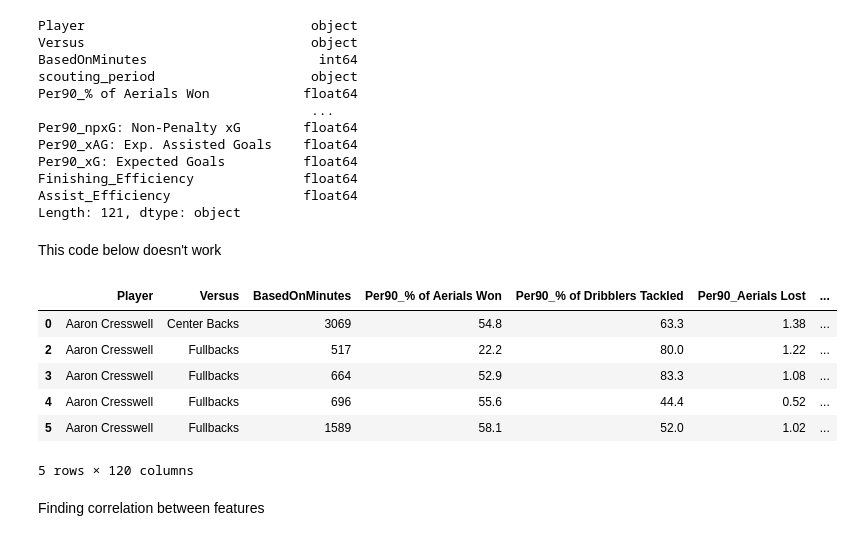
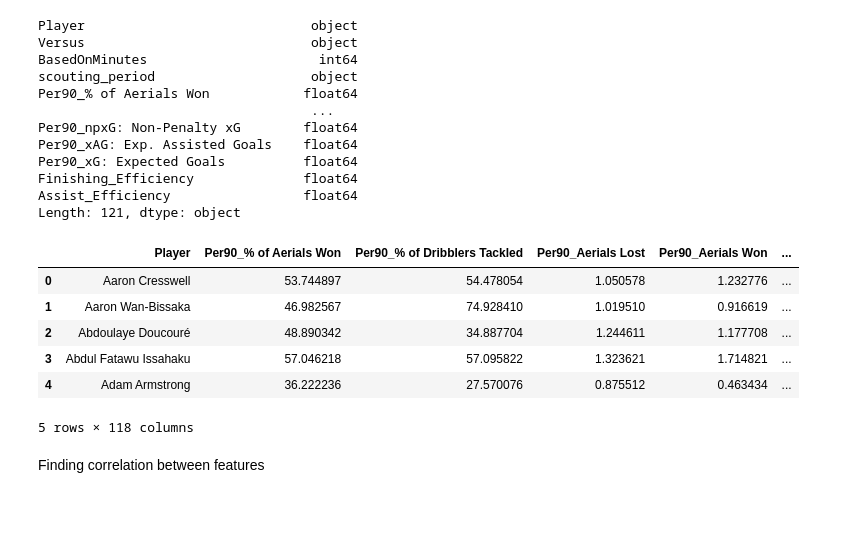
Before and after one commit to ruicongg/deadline-day, a Jupyter notebook: football_valuation_prediction.ipynb, the cells around one changed output. Saved outputs shown, nothing was run; the diff lists cells and outputs as text; code cells hidden in the pictures; blank space fills up the shorter version.

Commit message:
condensed player rows into one with weighted mean of their stats with respect to BasedOnMinutes

```diff
--- a/football_valuation_prediction.ipynb
+++ b/football_valuation_prediction.ipynb
@@ -172,34 +172,32 @@ Per90_xG: Expected Goals          float64
 Finishing_Efficiency              float64
 Assist_Efficiency                 float64
 Length: 121, dtype: object
-# %% [markdown]
-This code below doesn't work
 # %%
-# # Drop non-numeric column "scouting_period"
-# outfield_df = outfield_df.drop(columns=["scouting_period"], errors="ignore")
+# Drop non-numeric column "scouting_period"
+outfield_df = outfield_df.drop(columns=["scouting_period"], errors="ignore")
 
-# # Define numeric columns to calculate weighted averages (excluding "BasedOnMinutes")
-# numeric_cols = outfield_df.select_dtypes(include=["float64", "int64"]).columns
-# stat_cols = [col for col in numeric_cols if col != "BasedOnMinutes"]
+# Define numeric columns excluding categorical ones
+numeric_cols = [col for col in outfield_df.columns if col not in ['Player', 'Versus', 'BasedOnMinutes']]
 
-# # Compute weighted averages
-# weighted_df = outfield_df.groupby("Player").apply(
-#     lambda x: pd.Series({
-#         **{stat: (x[stat] * x["BasedOnMinutes"]).sum() / x["BasedOnMinutes"].sum()
-#            for stat in stat_cols},  # Weighted average for all stats
-#         "BasedOnMinutes": x["BasedOnMinutes"].sum()  # Total minutes played
-#     })
-# ).reset_index()
+# Compute weighted averages for numeric stats
+weighted_avg_df = outfield_df.groupby("Player").apply(
+    lambda group: pd.Series(
+        {col: np.average(group[col], weights=group["BasedOnMinutes"]) for col in numeric_cols}
+    )
+).reset_index()
 
-# outfield_df.head()
+# Drop "BasedOnMinutes" since it's no longer needed
+outfield_df = weighted_avg_df.drop(columns=["BasedOnMinutes"], errors="ignore")
+
+outfield_df.head()
 # %% [output]
-|  | Player | Versus | BasedOnMinutes | Per90_% of Aerials Won | Per90_% of Dribblers Tackled | Per90_Aerials Lost | ... |
-| 0 | Aaron Cresswell | Center Backs | 3069 | 54.8 | 63.3 | 1.38 | ... |
-| 2 | Aaron Cresswell | Fullbacks | 517 | 22.2 | 80.0 | 1.22 | ... |
-| 3 | Aaron Cresswell | Fullbacks | 664 | 52.9 | 83.3 | 1.08 | ... |
-| 4 | Aaron Cresswell | Fullbacks | 696 | 55.6 | 44.4 | 0.52 | ... |
-| 5 | Aaron Cresswell | Fullbacks | 1589 | 58.1 | 52.0 | 1.02 | ... |
+|  | Player | Per90_% of Aerials Won | Per90_% of Dribblers Tackled | Per90_Aerials Lost | Per90_Aerials Won | ... |
+| 0 | Aaron Cresswell | 53.744897 | 54.478054 | 1.050578 | 1.232776 | ... |
+| 1 | Aaron Wan-Bissaka | 46.982567 | 74.928410 | 1.019510 | 0.916619 | ... |
+| 2 | Abdoulaye Doucouré | 48.890342 | 34.887704 | 1.244611 | 1.177708 | ... |
+| 3 | Abdul Fatawu Issahaku | 57.046218 | 57.095822 | 1.323621 | 1.714821 | ... |
+| 4 | Adam Armstrong | 36.222236 | 27.570076 | 0.875512 | 0.463434 | ... |
-5 rows × 120 columns
+5 rows × 118 columns
 # %% [markdown]
 Finding correlation between features
 # %%
```
Also changed, not shown: 1 other file.
